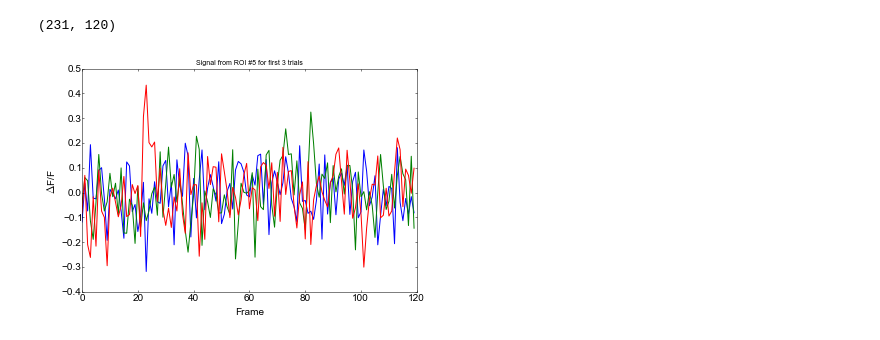
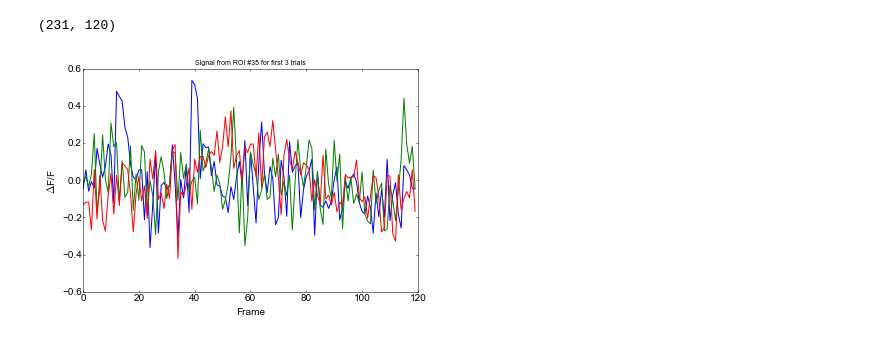
Before and after one commit to losonczylab/sima, a Jupyter notebook: examples/example_workflow.ipynb, the cells around one changed output. Drawn from its saved outputs; the diff is of its cells as text; code cells hidden in the pictures.

```diff
--- a/examples/example_workflow.ipynb
+++ b/examples/example_workflow.ipynb
@@ -266,18 +260,18 @@ dataset.export_signals('example_signals.csv', channel='GCaMP',
 # %%
 # Perform a simple dF/F caluclation and plot the signal from an ROI,
 # with a different color for each cycle
 from builtins import range
 from numpy import nanmean
 
 def dff(trace):
     return (trace - nanmean(trace)) / nanmean(trace)
 
 raw_signals = dataset.signals('GCaMP')['GCaMP_signals']['raw']
 for sequence in range(3):  # plot data from the first 3 cycles
-    plt.plot(dff(raw_signals[sequence][11])) # plot the data from ROI #11
+    plt.plot(dff(raw_signals[sequence][34])) # plot the data from the 35th ROI
 
 plt.xlabel('Frame')
 plt.ylabel(r'$\Delta$F/F')
-plt.title('Signal from ROI #5 for first 3 trials');
+plt.title('Signal from ROI #35 for first 3 trials');
 # %% [output]
-[figure, old version]
+[figure, new version]
```
Also changed, not shown: parts of 1 cell of this notebook.
